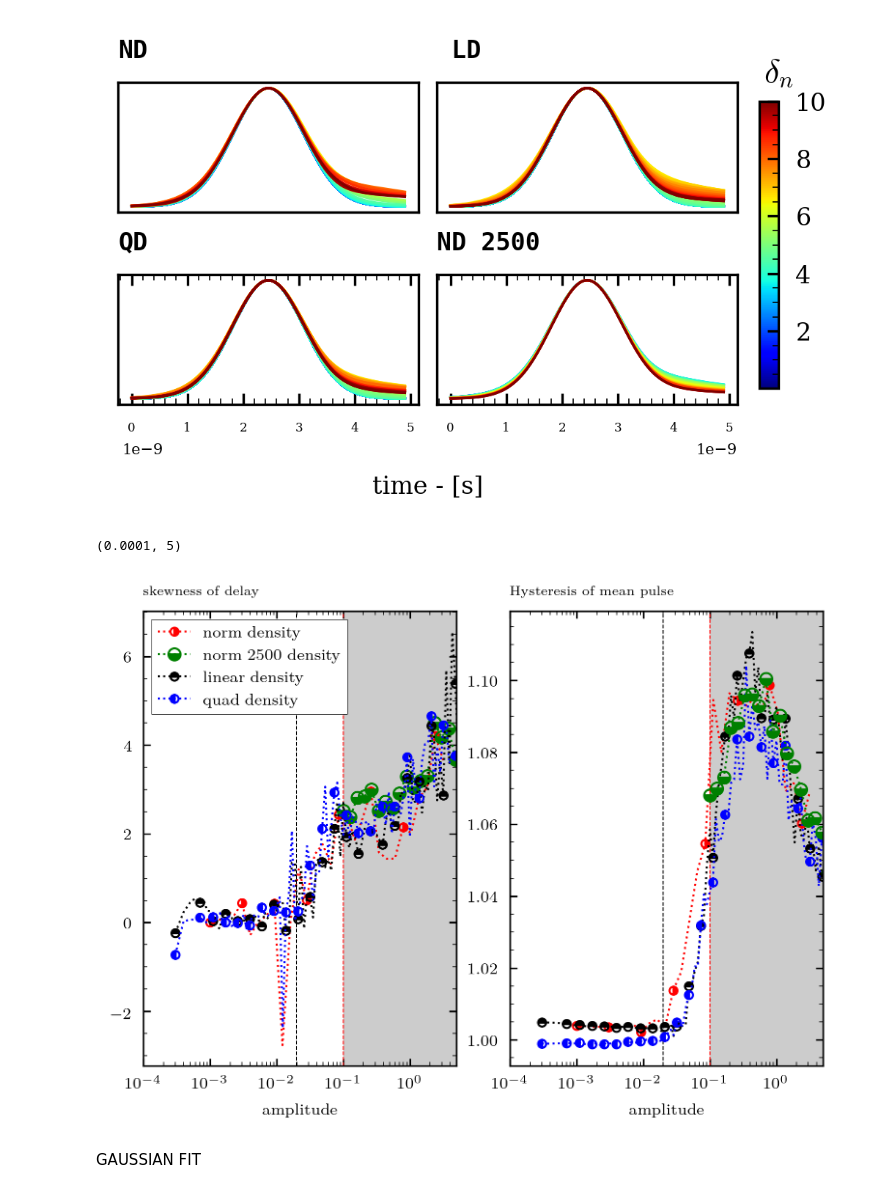
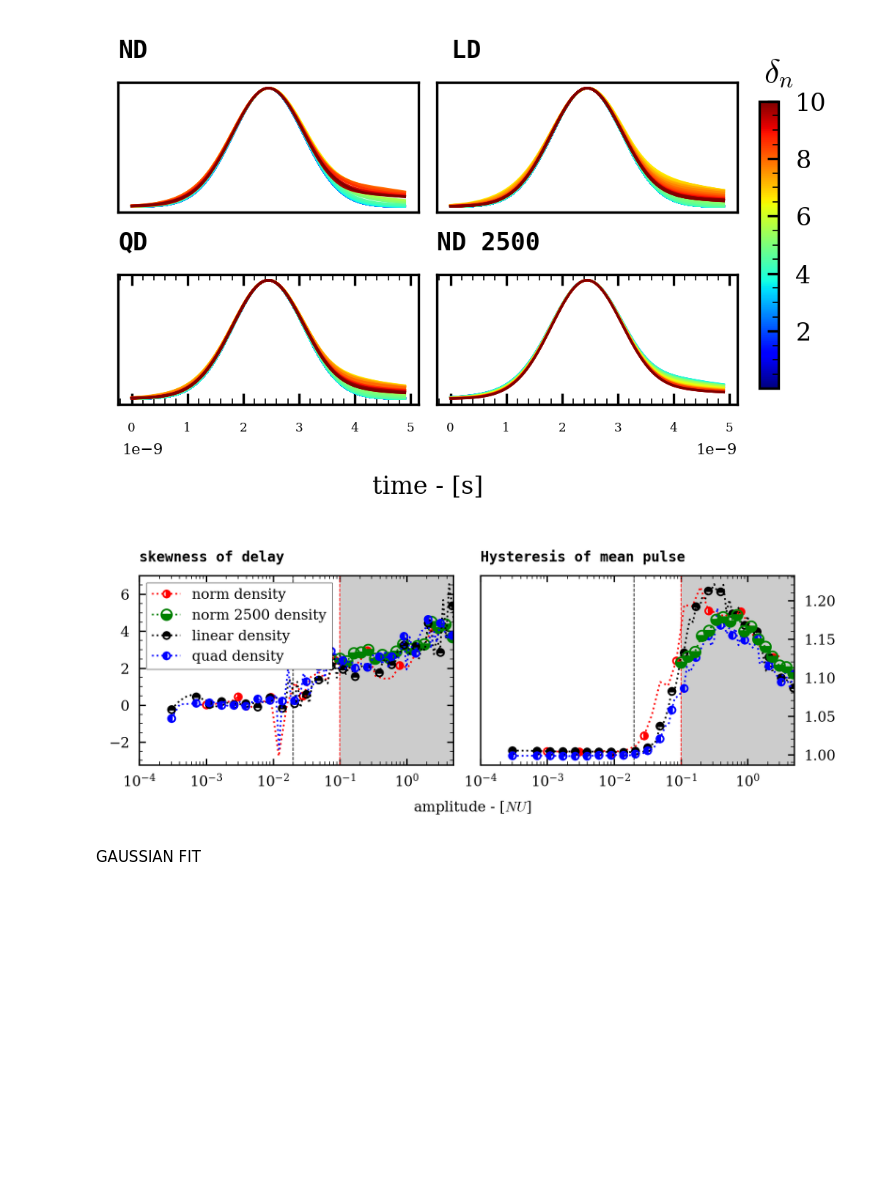
Before and after one commit to Chatr0uge/Internship_SPC, a Jupyter notebook: src/profile_study/profile_study.ipynb, the cells around one changed output. Saved outputs shown, nothing was run; the diff lists cells and outputs as text; code cells hidden in the pictures; blank space fills up the shorter version.

```diff
--- a/src/profile_study/profile_study.ipynb
+++ b/src/profile_study/profile_study.ipynb
@@ -575,53 +567,49 @@ def compute_area_left_right(signal) :
     right = np.trapz(signal[signal.shape[0]//2:])
     return right / left
 # %%
-W = 5
-fig, ax = plt.subplots(1, 2, figsize = (W, W * 3 / 4), dpi = 300)
-ax[0].set_title('skewness of delay', fontsize='small',
-    loc='left',
-    fontweight='bold',
-    style='italic',)
+W = 5.8
+fig, ax = plt.subplots(1, 2, figsize = (W, W * 3 / 8), dpi = 300)
+ax[0].set_title('skewness of delay',  fontweight='bold',loc = 'left',
+    family='monospace',)
 ax[0].axvline(0.1, color = 'r', ls = '--', lw = .5)
 ax[0].axvline(nc2, color = 'k', ls = '--', lw = .5)
 ax[0].plot(amplitude_norm[index], skew(delay_list_norm, axis = 1)[index], marker = MarkerStyle("o", fillstyle="right"), label = 'norm density', lw = 1, markevery = 4, ms = 4,   color = 'r', ls = ':')
 ax[0].plot(amplitude_norm_2[index_4], skew(delay_list_norm_2, axis = 1)[index_4], marker = MarkerStyle("o", fillstyle="bottom"), label = 'norm 2500 density', lw = 1, markevery = 1, ms = 6,   color = 'g', ls = ':')
 
 ax[0].plot(amplitude_4[index_2], skew(delay_list_4, axis = 1)[index_2], marker = MarkerStyle("o", fillstyle="top"), label = 'linear density', lw = 1, markevery = 4, ms = 4,   color = 'k', ls = ':')
 ax[0].plot(amplitude_quad[index_3], skew(delay_list_quad, axis = 1)[index_3], marker = MarkerStyle("o", fillstyle="left"), label = 'quad density', lw = 1, markevery = 4, ms = 4,   color = 'b', ls = ':')
 
 ax[0].set_xlim(1e-4, 5)
 ax[0].axvspan(0.1, 5, alpha = 0.2, color = 'k')
 ax[0].set_xscale('log')
-ax[0].set_xlabel('amplitude')
 ax[0].legend()
-ax[1].set_title('Hysteresis of mean pulse', fontsize='small',
-    loc='left',
-    fontweight='bold',
-    style='italic',)
+ax[1].set_title('Hysteresis of mean pulse',  fontweight='bold',loc = 'left',
+    family='monospace',)
 
-ax[1].set_xlabel('amplitude')
 ax[1].set_xscale('log')
 
 ax[1].axvline(0.1, color = 'r', ls = '--', lw = .5)
 ax[1].axvline(nc2, color = 'k', ls = '--', lw = .5)
 ax[1].yaxis.set_label_position("right")
 
 mean_pulse = np.mean(window_around_max(abs(pulse_norm)), axis = 1)[index]
 mean_pulse_2 = np.mean(window_around_max(abs(pulse_4)), axis = 1)[index_2]
 
 mean_pulse_3 = np.mean(window_around_max(abs(pulse_quad)), axis = 1)[index_3]
 mean_pulse_4 = np.mean(window_around_max(abs(pulse_norm_2)), axis = 1)[index_4]
 
 ax[1].plot(amplitude_norm[index],[compute_area_left_right(pulse) for pulse in mean_pulse],  marker = MarkerStyle("o", fillstyle="right"), label = 'norm density', lw = 1, markevery = 4, ms = 4,   color = 'r', ls = ':')
 ax[1].plot(amplitude_4[index_2], [compute_area_left_right(pulse) for pulse in mean_pulse_2], marker = MarkerStyle("o", fillstyle="top"), label = 'norm density 2500', lw = 1, markevery = 4, ms = 4,   color = 'k', ls = ':')
 ax[1].plot(amplitude_quad[index_3], [compute_area_left_right(pulse) for pulse in mean_pulse_3], marker = MarkerStyle("o", fillstyle="left"), label = 'quad density', lw = 1, markevery = 4, ms = 4,   color = 'b', ls = ':')
 ax[1].plot(amplitude_norm_2[index_4],[compute_area_left_right(pulse) for pulse in mean_pulse_4], marker = MarkerStyle("o", fillstyle="bottom"), label = 'norm density', lw = 1, markevery = 1, ms = 6,   color = 'g', ls = ':')
 
 ax[1].axvspan(0.1, 10, alpha = 0.2, color = 'k')
 ax[1].set_xlim(1e-4, 5)
+ax[1].yaxis.tick_right()
+fig.supxlabel("amplitude - [$NU$]", fontsize = 8)
+fig.savefig('../../Report/figures/skew_Hyst.png', dpi = 500, bbox_inches='tight')
 # %% [output]
-(0.0001, 5)
-[figure, old version]
+[figure, new version]
 # %% [markdown]
 GAUSSIAN FIT
 # %%
```
Also changed, not shown: parts of 4 cells of this notebook, 14 other files.
